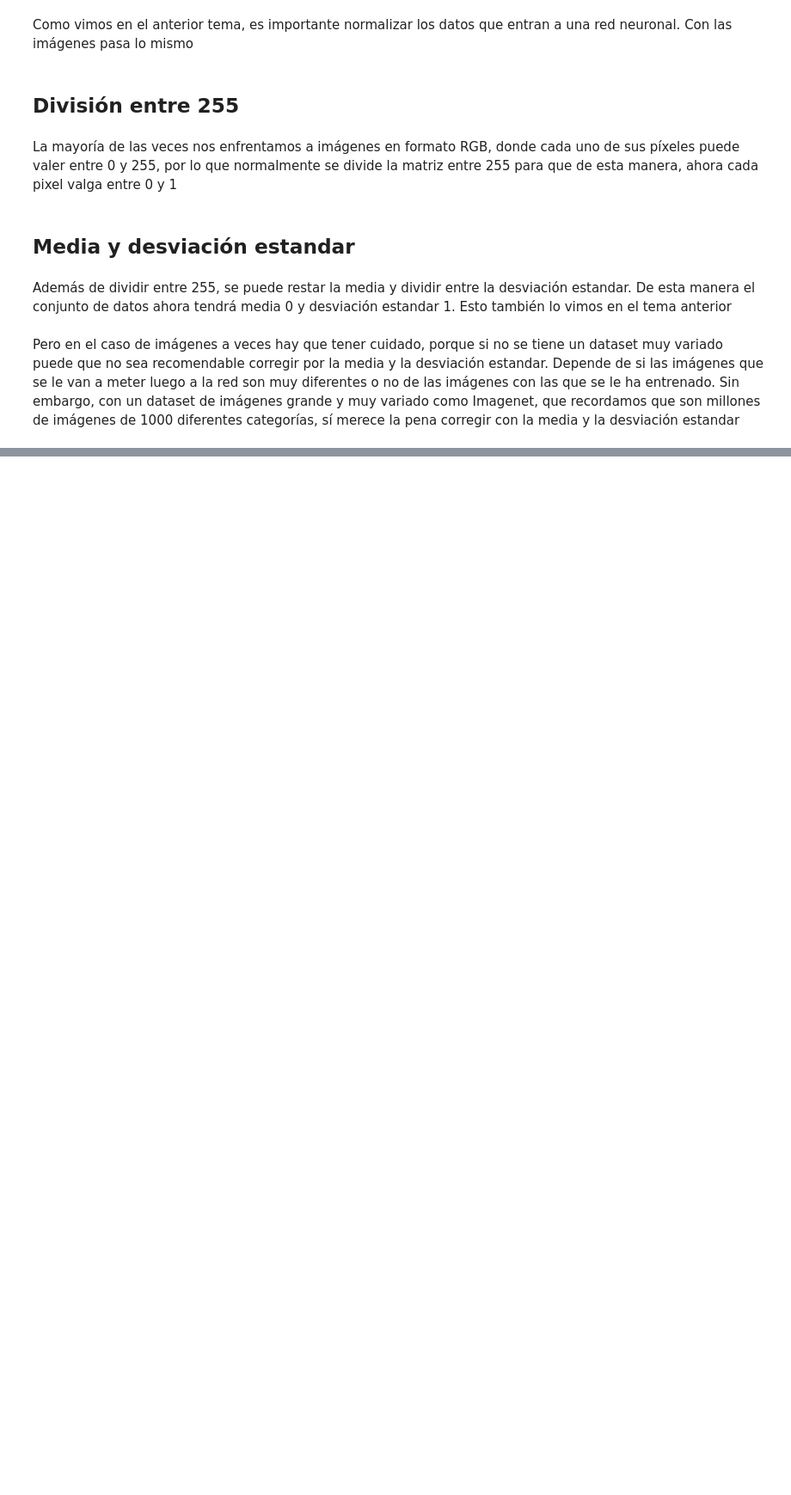
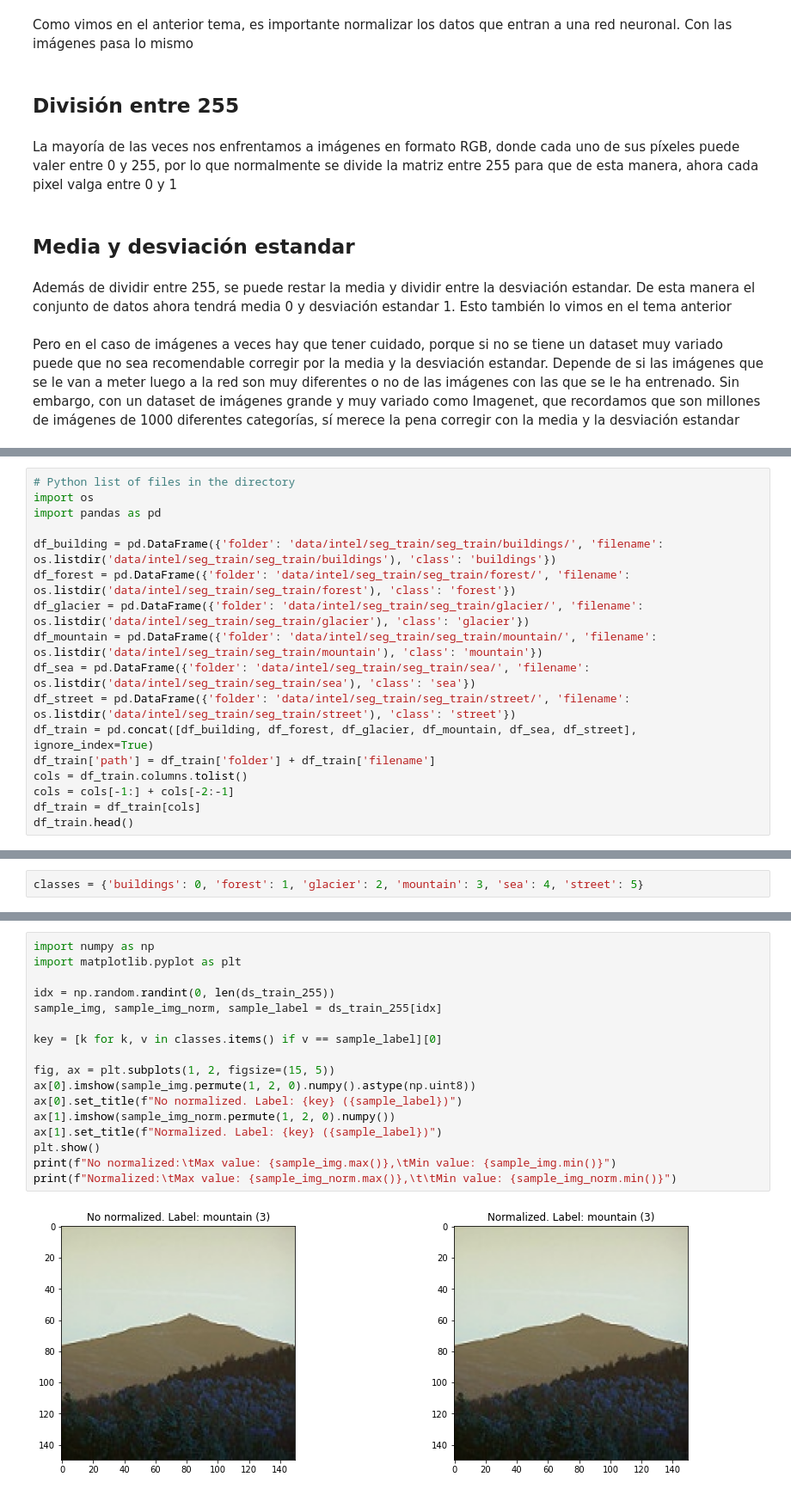
Before and after one commit to maximofn/Curso_Pytorch, a Jupyter notebook: 04 Redes convolucionales/14 Normalizacion de las imágenes.ipynb, the cells around one changed output, grey strips where cells are left out. Shown at 86% size. Saved outputs shown, nothing was run; the diff lists cells and outputs as text; blank space fills up the shorter version.

```diff
--- a/04 Redes convolucionales/14 Normalizacion de las imágenes.ipynb
+++ b/04 Redes convolucionales/14 Normalizacion de las imágenes.ipynb
@@ -15,0 +24,17 @@ Sin embargo, con un dataset de imágenes grande y muy variado como Imagenet, que
+# %%
+# Python list of files in the directory
+import os
+import pandas as pd
+
+df_building = pd.DataFrame({'folder': 'data/intel/seg_train/seg_train/buildings/', 'filename': os.listdir('data/intel/seg_train/seg_train/buildings'), 'class': 'buildings'})
+df_forest = pd.DataFrame({'folder': 'data/intel/seg_train/seg_train/forest/', 'filename': os.listdir('data/intel/seg_train/seg_train/forest'), 'class': 'forest'})
+df_glacier = pd.DataFrame({'folder': 'data/intel/seg_train/seg_train/glacier/', 'filename': os.listdir('data/intel/seg_train/seg_train/glacier'), 'class': 'glacier'})
+df_mountain = pd.DataFrame({'folder': 'data/intel/seg_train/seg_train/mountain/', 'filename': os.listdir('data/intel/seg_train/seg_train/mountain'), 'class': 'mountain'})
+df_sea = pd.DataFrame({'folder': 'data/intel/seg_train/seg_train/sea/', 'filename': os.listdir('data/intel/seg_train/seg_train/sea'), 'class': 'sea'})
+df_street = pd.DataFrame({'folder': 'data/intel/seg_train/seg_train/street/', 'filename': os.listdir('data/intel/seg_train/seg_train/street'), 'class': 'street'})
+df_train = pd.concat([df_building, df_forest, df_glacier, df_mountain, df_sea, df_street], ignore_index=True)
+df_train['path'] = df_train['folder'] + df_train['filename']
+cols = df_train.columns.tolist()
+cols = cols[-1:] + cols[-2:-1]
+df_train = df_train[cols]
+df_train.head()
@@ -15,0 +84,2 @@ Sin embargo, con un dataset de imágenes grande y muy variado como Imagenet, que
+# %%
+classes = {'buildings': 0, 'forest': 1, 'glacier': 2, 'mountain': 3, 'sea': 4, 'street': 5}
@@ -15,0 +121,19 @@ Sin embargo, con un dataset de imágenes grande y muy variado como Imagenet, que
+# %%
+import numpy as np
+import matplotlib.pyplot as plt
+
+idx = np.random.randint(0, len(ds_train_255))
+sample_img, sample_img_norm, sample_label = ds_train_255[idx]
+
+key = [k for k, v in classes.items() if v == sample_label][0]
+
+fig, ax = plt.subplots(1, 2, figsize=(15, 5))
+ax[0].imshow(sample_img.permute(1, 2, 0).numpy().astype(np.uint8))
+ax[0].set_title(f"No normalized. Label: {key} ({sample_label})")
+ax[1].imshow(sample_img_norm.permute(1, 2, 0).numpy())
+ax[1].set_title(f"Normalized. Label: {key} ({sample_label})")
+plt.show()
+print(f"No normalized:\tMax value: {sample_img.max()},\tMin value: {sample_img.min()}")
+print(f"Normalized:\tMax value: {sample_img_norm.max()},\t\tMin value: {sample_img_norm.min()}")
+# %% [output]
+[figure, added]
```
Also changed, not shown: parts of 39 cells of this notebook.
